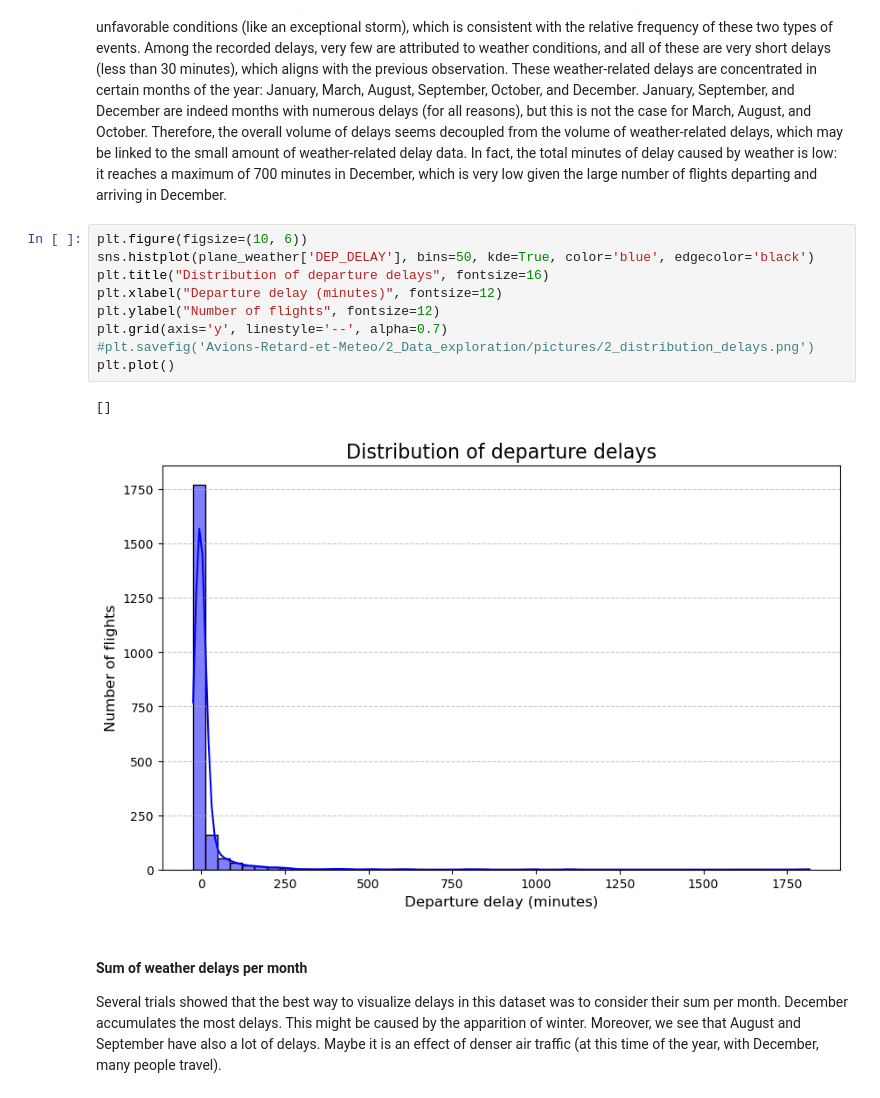
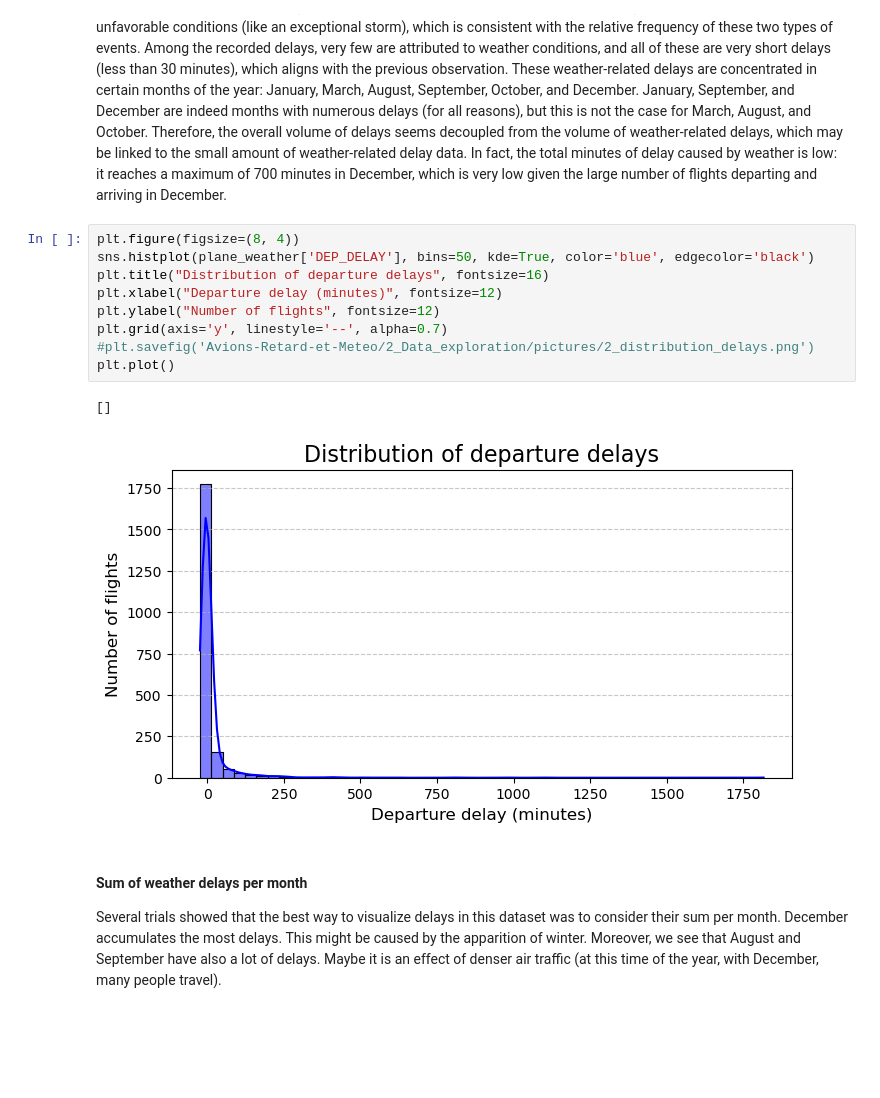
Before and after one commit to Leooryx/Avions-Retard-et-Meteo, a Jupyter notebook: notebook_final.ipynb, the cells around one changed output. Drawn from its saved outputs; the diff is of its cells as text; blank space fills up the shorter version.

```diff
--- a/notebook_final.ipynb
+++ b/notebook_final.ipynb
@@ -456,15 +459,15 @@ Our hypothesis that missing delays values should be replaced by zero enabled us
 # %%
-plt.figure(figsize=(10, 6))
+plt.figure(figsize=(8, 4))
 sns.histplot(plane_weather['DEP_DELAY'], bins=50, kde=True, color='blue', edgecolor='black')
 plt.title("Distribution of departure delays", fontsize=16)
 plt.xlabel("Departure delay (minutes)", fontsize=12)
 plt.ylabel("Number of flights", fontsize=12)
 plt.grid(axis='y', linestyle='--', alpha=0.7)
 #plt.savefig('Avions-Retard-et-Meteo/2_Data_exploration/pictures/2_distribution_delays.png')
 plt.plot()
 # %% [output]
 []
-[figure, old version]
+[figure, new version]
 # %% [markdown]
 #### Sum of weather delays per month
 
```
Also changed, not shown: parts of 17 cells of this notebook.
